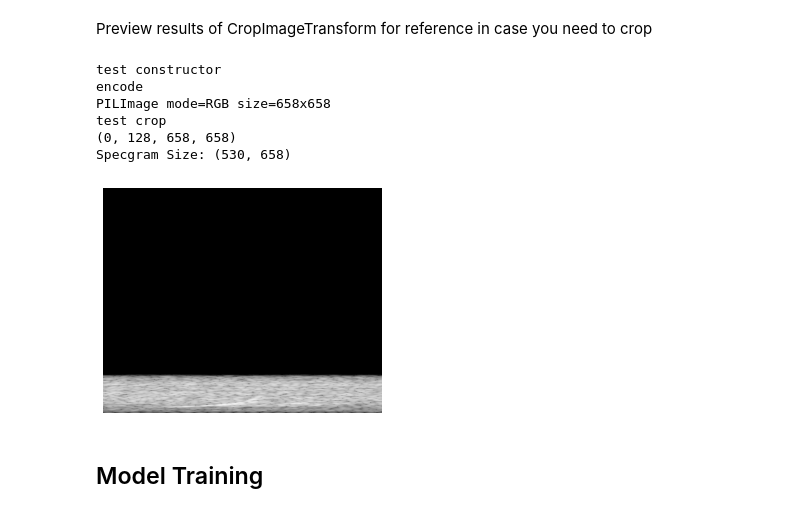
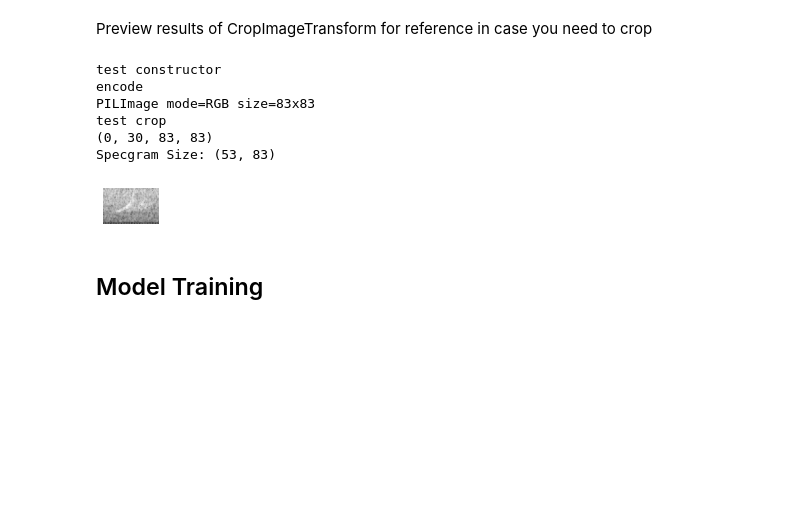
Before and after one commit to ericmichael/whale_detection_fast-ai, a Jupyter notebook: 03_train_a_model.ipynb, the cells around one changed output. Saved outputs shown, nothing was run; the diff lists cells and outputs as text; code cells hidden in the pictures; blank space fills up the shorter version.

```diff
--- a/03_train_a_model.ipynb
+++ b/03_train_a_model.ipynb
@@ -87,7 +87,7 @@ def create_spectrogram(file_path):
     # Compute spectrogram, using some sensible defaults
     # Opportunities here to tweak possibly, just not sure how much it would help
     # We don't use Nicholas' settings as for some reason they get bad results with this library
-    D = librosa.stft(samples, n_fft=2048, hop_length=64, window="han", center=False)  # STFT of y
+    D = librosa.stft(samples, n_fft=512, hop_length=64, window="han", center=False)  # STFT of y
 
     # Normalize to decibals
     S_dB = librosa.amplitude_to_db(np.abs(D), ref=np.max)
@@ -140,11 +140,11 @@ def spectrogram_to_image(spec):
 def create_mel_spectrogram(audio):
     audio, sample_rate = librosa.core.load(audio)
     # Compute mel spectrogram
-    S = librosa.feature.melspectrogram(y=audio, sr=sample_rate, fmax=sample_rate/2, center=False)
+    S = librosa.feature.melspectrogram(y=audio, sr=sample_rate, fmax=1000, center=False)
 
     # Normalize to decibals
     S_dB = librosa.power_to_db(S, ref=np.max)
-    return S_dB.astype(np.float32), sample_rate
+    return S_dB, sample_rate
 
 # I chose to load the audio files directly into fast.ai using the DataBlock API.
 # Alternatively, we could have pre-computed all the spectrograms in the 00_getting_started.ipynb but
@@ -155,7 +155,7 @@ def create_mel_spectrogram(audio):
 # aside from the hackiness of spectrogram_to_image, but if you do some research you will see lots of people doing
 # pretty terribly things as well. So this one I think is pretty clever
 class SpecgramTransform(Transform):
-    def __init__(self): self.aug = create_spectrogram
+    def __init__(self): self.aug = create_mel_spectrogram
     def encodes(self, audio_file: Path):
         aug_img, sample_rate = self.aug(audio_file)
         image = spectrogram_to_image(aug_img)
@@ -222,7 +222,7 @@ Check one file to see if data loaded correctly
 files = get_files(path)
 audio_file = files[0]
 
-spec, sample_rate = create_spectrogram(audio_file)
+spec, sample_rate = create_mel_spectrogram(audio_file)
 spec_image = spectrogram_to_image(spec)
 print(type(spec_image))
 show_image(spec_image)
@@ -235,18 +235,18 @@ Specgram Size: (658, 658)
 # %% [markdown]
 Preview results of CropImageTransform for reference in case you need to crop
 # %%
-tfm = CropImageTransform(upper=128)
+tfm = CropImageTransform(upper=30)
 cropped_spec = tfm((spec_image))
 show_image(cropped_spec);
 print(f"Specgram Size: {cropped_spec.shape}")
 # %% [output]
 test constructor
 encode
-PILImage mode=RGB size=658x658
+PILImage mode=RGB size=83x83
 test crop
-(0, 128, 658, 658)
-Specgram Size: (530, 658)
+(0, 30, 83, 83)
+Specgram Size: (53, 83)
-[figure, old version]
+[figure, new version]
 # %% [markdown]
 ## Model Training
 # %% [markdown]
```
Also changed, not shown: parts of 3 cells of this notebook.
